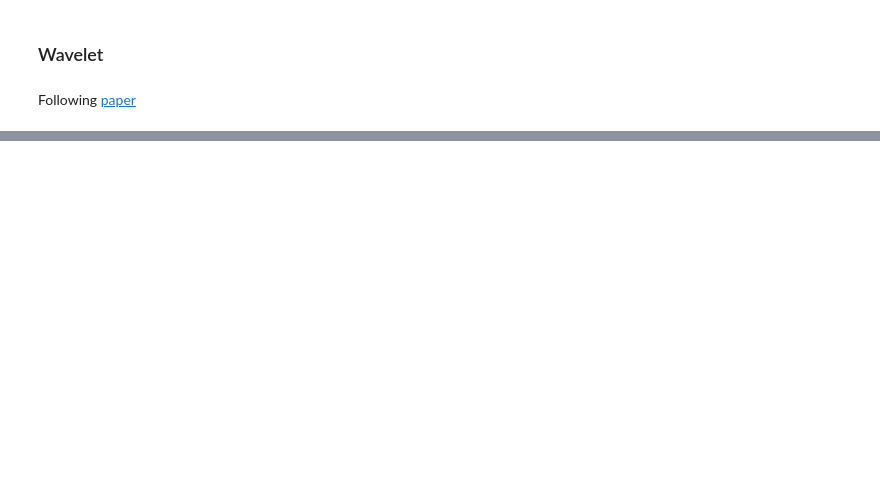
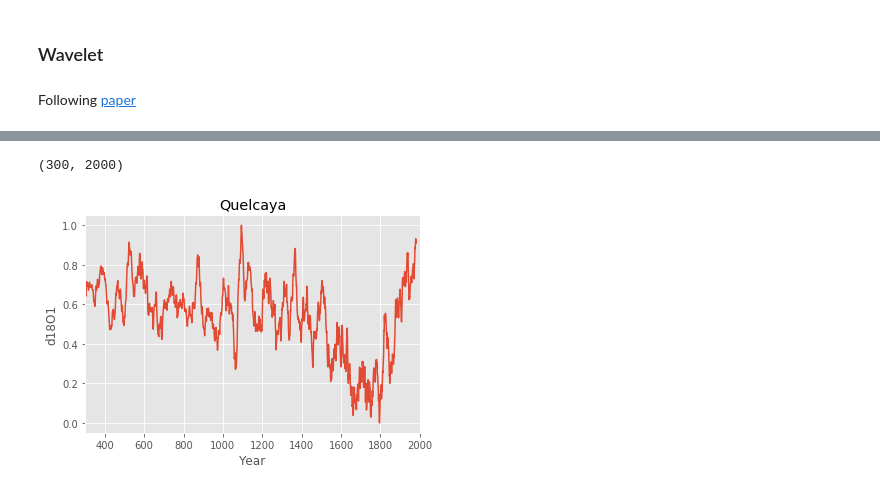
Before and after one commit to maxjel/Proxies, a Jupyter notebook: [CAP394]-dados-Jelena Maksic.ipynb, the cells around one changed output, grey strips where cells are left out. Saved outputs shown, nothing was run; the diff lists cells and outputs as text; code cells hidden in the pictures; blank space fills up the shorter version.

```diff
--- a/[CAP394]-dados-Jelena Maksic.ipynb
+++ b/[CAP394]-dados-Jelena Maksic.ipynb
@@ -134,0 +175,13 @@ Wavelet db3
+# %%
+def mapping(data2,feature):
+    featureMap=dict()
+    count=0
+    for i in sorted(data2[feature].unique(),reverse=True):
+        featureMap[i]=count
+        count=count+1
+    data[feature]=data2[feature].map(featureMap)
+    return data2
+# %%
+data2=mapping(data2,"d18O1")
+# %%
+data2f=((data2-data2.min())/(data2.max()-data2.min()))
@@ -134,0 +198,11 @@ Wavelet db3
+# %%
+plot = data2f.MA_30.plot(title='Quelcaya')
+plot.grid(True)
+plot.set_xlabel("Year")
+plot.set_ylabel("d18O1")
+
+ax=plt.gca()
+ax.set_xlim ([300,2000])
+# %% [output]
+(300, 2000)
+[figure, added]
```
Also changed, not shown: parts of 22 cells of this notebook.
